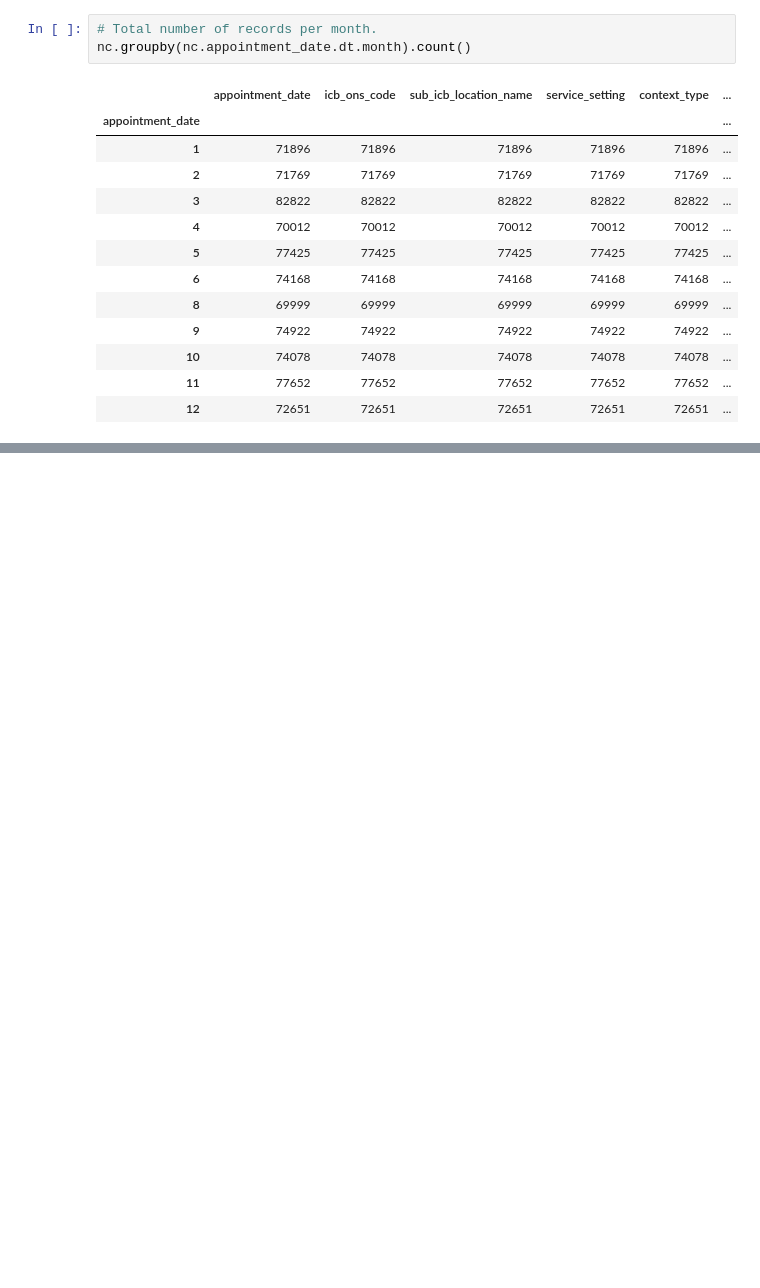
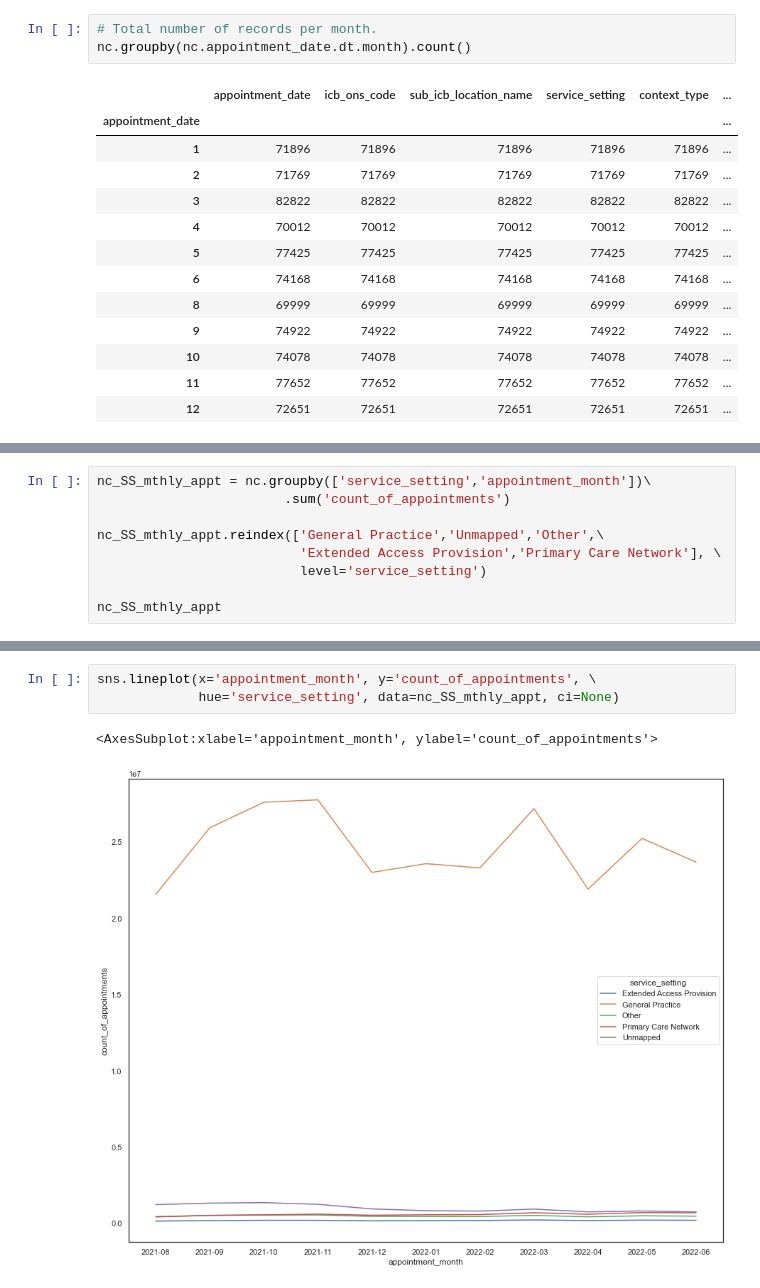
Before and after one commit to AthAd19/LSE_DA_NHS_analysis, a Jupyter notebook: MohdAdom_NurAthira_DA201_Assignment_Notebook (OG).ipynb, the cells around one changed output, grey strips where cells are left out. Cells and saved outputs as stored; diff of their text form; blank space fills up the shorter version.

```diff
--- a/MohdAdom_NurAthira_DA201_Assignment_Notebook (OG).ipynb
+++ b/MohdAdom_NurAthira_DA201_Assignment_Notebook (OG).ipynb
@@ -500,0 +580,9 @@ nc.groupby(nc.appointment_date.dt.month).count()
+# %%
+nc_SS_mthly_appt = nc.groupby(['service_setting','appointment_month'])\
+                        .sum('count_of_appointments')
+
+nc_SS_mthly_appt.reindex(['General Practice','Unmapped','Other',\
+                          'Extended Access Provision','Primary Care Network'], \
+                          level='service_setting')
+
+nc_SS_mthly_appt
@@ -500,0 +608,6 @@ nc.groupby(nc.appointment_date.dt.month).count()
+# %%
+sns.lineplot(x='appointment_month', y='count_of_appointments', \
+             hue='service_setting', data=nc_SS_mthly_appt, ci=None)
+# %% [output]
+<AxesSubplot:xlabel='appointment_month', ylabel='count_of_appointments'>
+[figure, added]
```
Also changed, not shown: parts of 63 cells of this notebook.
